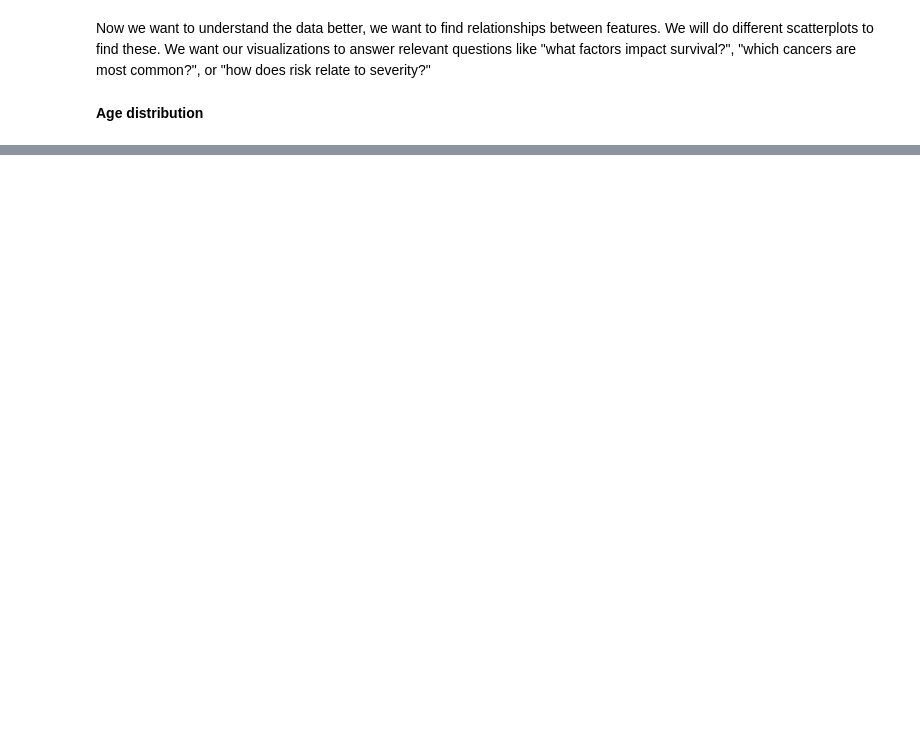
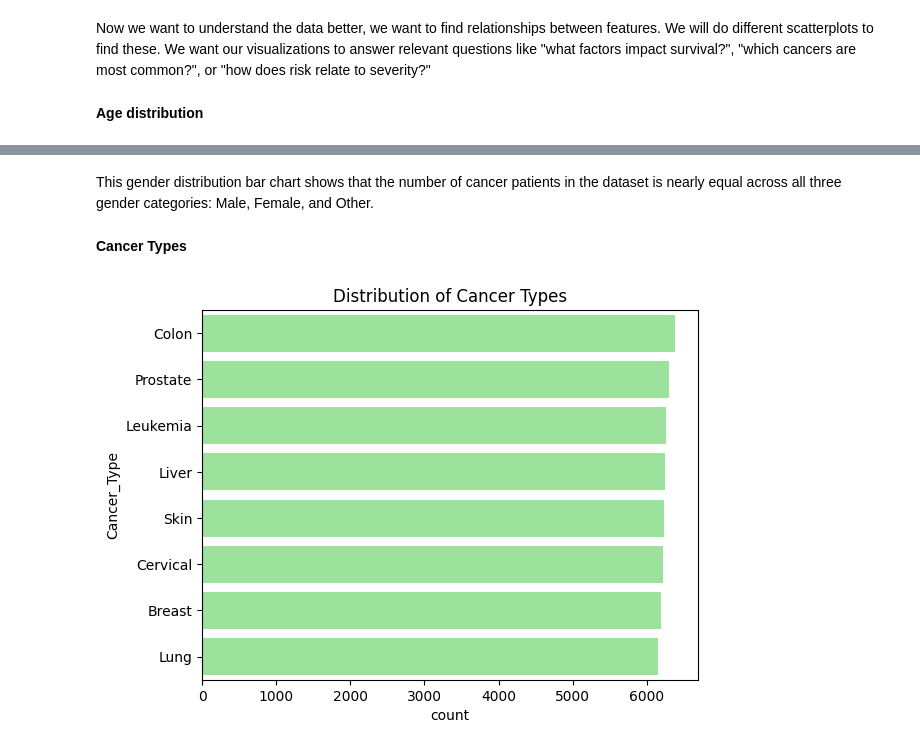
Before and after one commit to ioanap20/Branch-and-bound-for-TSP, a Jupyter notebook: medical_outcomes.ipynb, the cells around one changed output, grey strips where cells are left out. Cells and saved outputs as stored; diff of their text form; code cells hidden in the pictures; blank space fills up the shorter version.

```diff
--- a/medical_outcomes.ipynb
+++ b/medical_outcomes.ipynb
@@ -86,0 +264,10 @@ plt.show()
+# %% [markdown]
+This gender distribution bar chart shows that the number of cancer patients in the dataset is nearly equal across all three gender categories: Male, Female, and Other.
+# %% [markdown]
+**Cancer Types**
+# %%
+sns.countplot(y='Cancer_Type', data=df, order=df['Cancer_Type'].value_counts().index, color="lightgreen")
+plt.title("Distribution of Cancer Types")
+plt.show()
+# %% [output]
+[figure, added]
```
Also changed, not shown: parts of 32 cells of this notebook.
